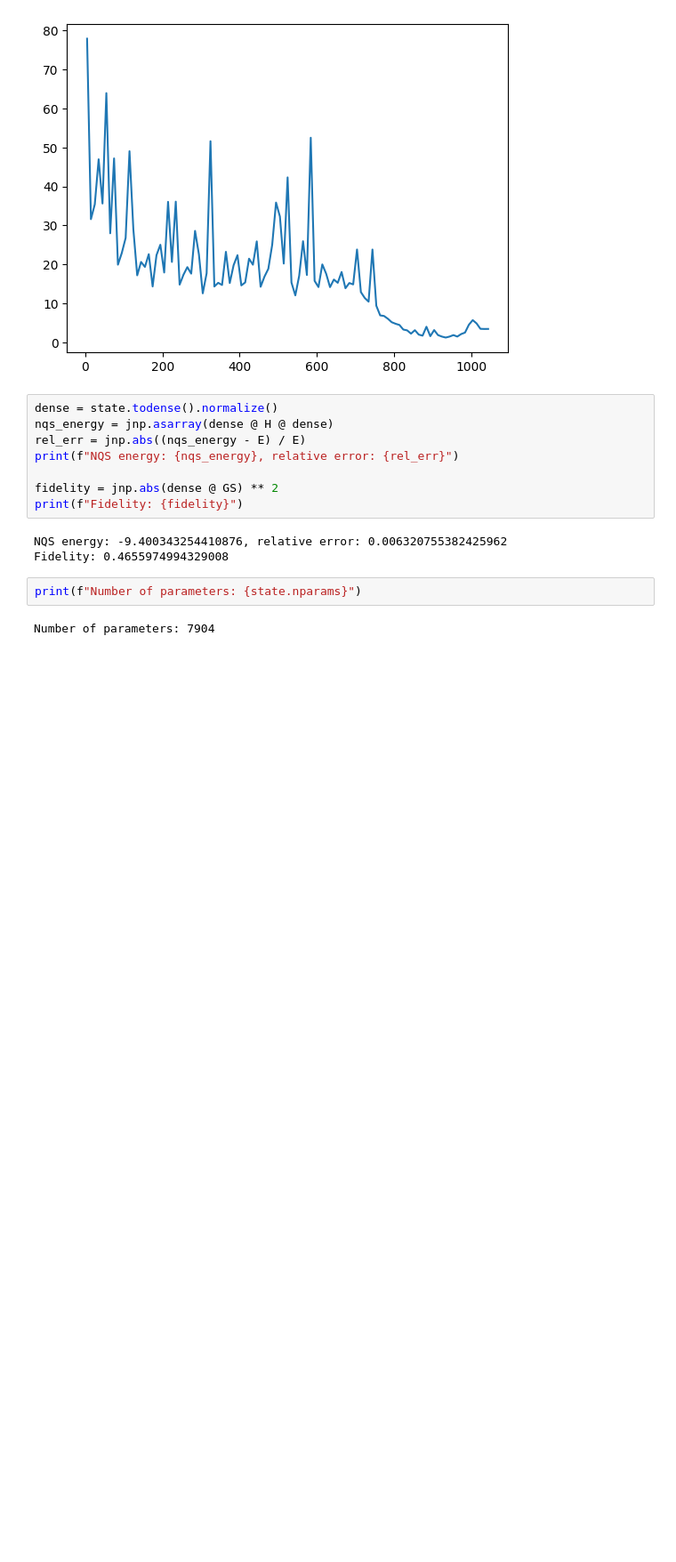
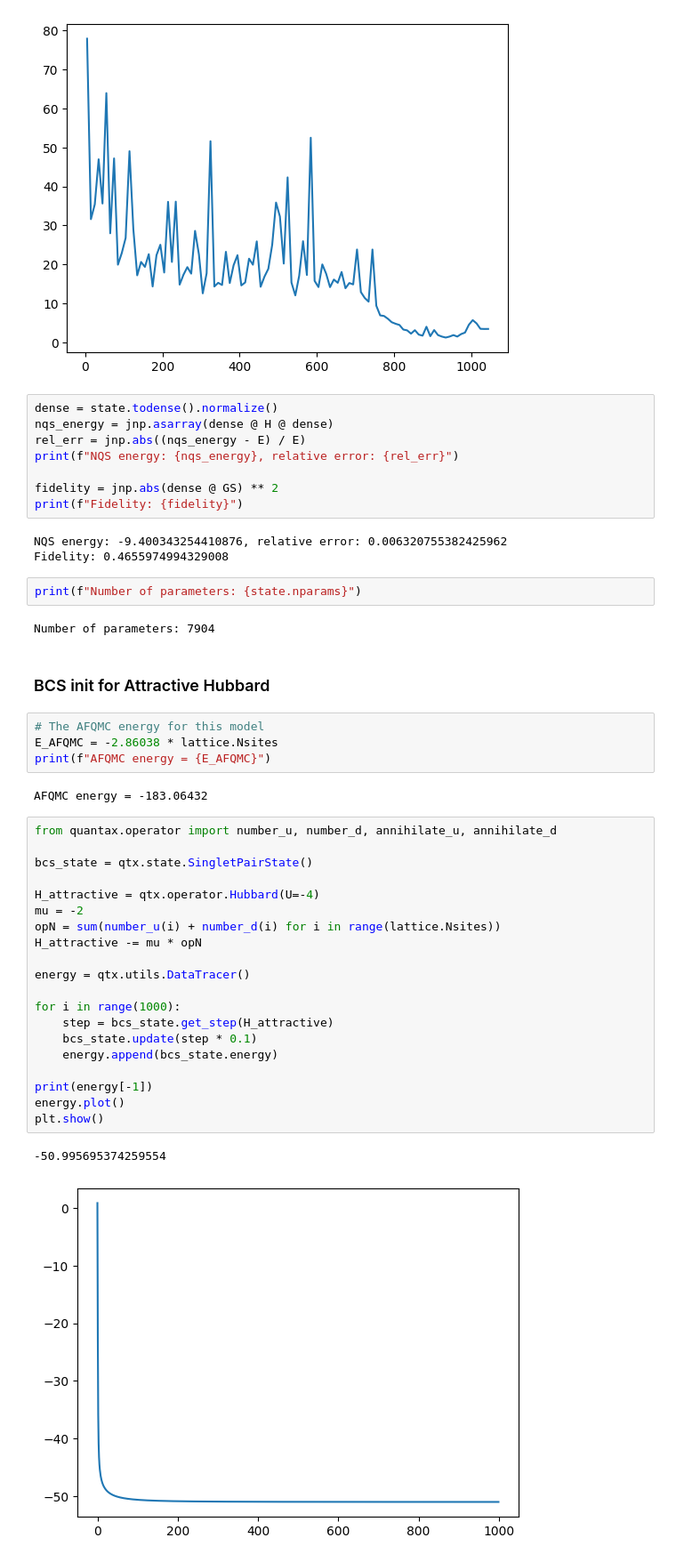
Before and after one commit to brandoncovert/NN_Discrete, a Jupyter notebook: neutrons_roth_NN.ipynb, the cells around one changed output. Shown at 89% size. Cells and saved outputs as stored; diff of their text form; blank space fills up the shorter version.

```diff
--- a/neutrons_roth_NN.ipynb
+++ b/neutrons_roth_NN.ipynb
@@ -388,3 +410,34 @@ Fidelity: 0.4655974994329008
 print(f"Number of parameters: {state.nparams}")
 # %% [output]
 Number of parameters: 7904
+# %% [markdown]
+### BCS init for Attractive Hubbard
+# %%
+# The AFQMC energy for this model
+E_AFQMC = -2.86038 * lattice.Nsites
+print(f"AFQMC energy = {E_AFQMC}")
+# %% [output]
+AFQMC energy = -183.06432
+# %%
+from quantax.operator import number_u, number_d, annihilate_u, annihilate_d
+
+bcs_state = qtx.state.SingletPairState()
+
+H_attractive = qtx.operator.Hubbard(U=-4)
+mu = -2
+opN = sum(number_u(i) + number_d(i) for i in range(lattice.Nsites))
+H_attractive -= mu * opN
+
+energy = qtx.utils.DataTracer()
+
+for i in range(1000):
+    step = bcs_state.get_step(H_attractive)
+    bcs_state.update(step * 0.1)
+    energy.append(bcs_state.energy)
+
+print(energy[-1])
+energy.plot()
+plt.show()
+# %% [output]
+-50.995695374259554
+[figure, added]
```
Also changed, not shown: parts of 7 cells of this notebook, 4 other files.
